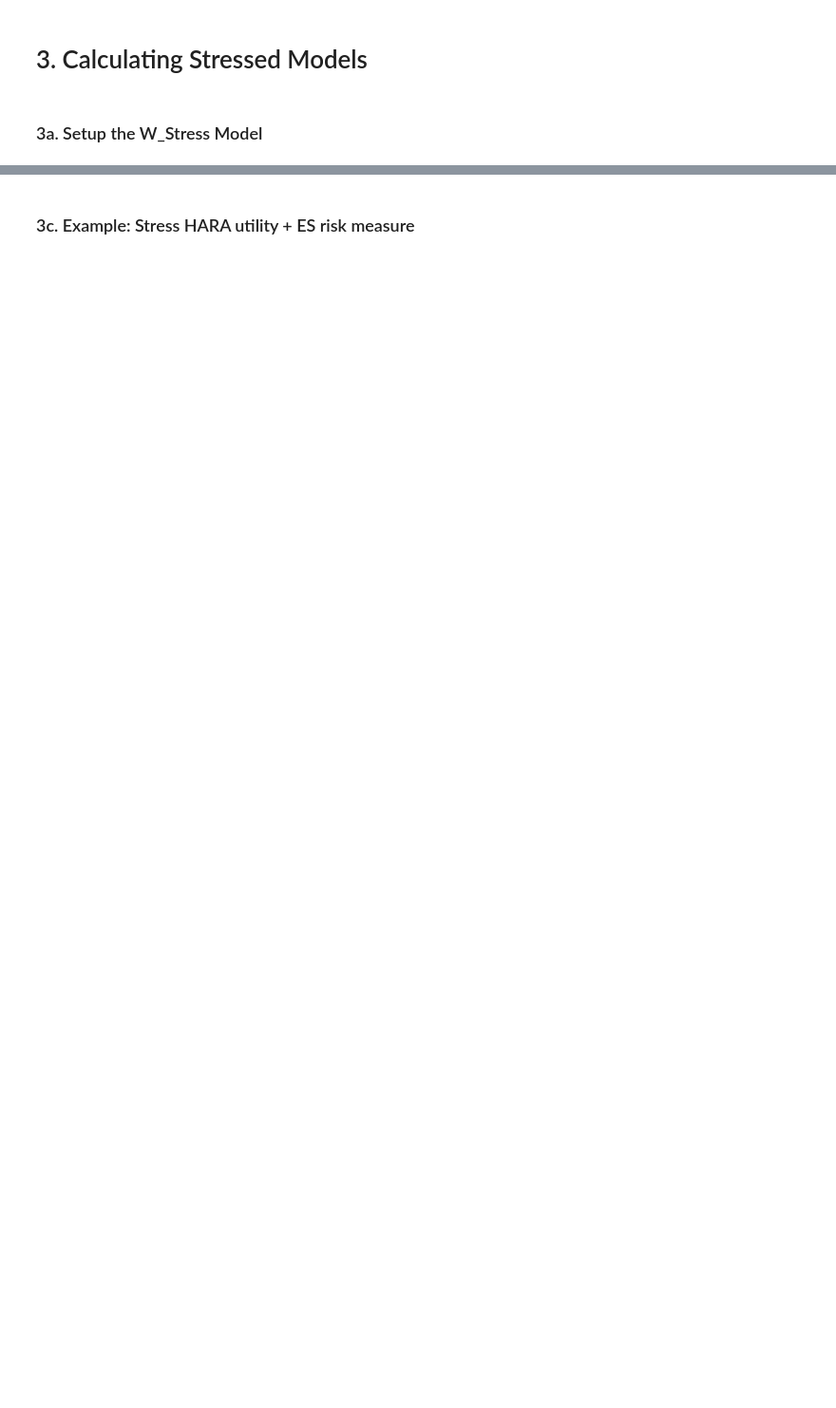
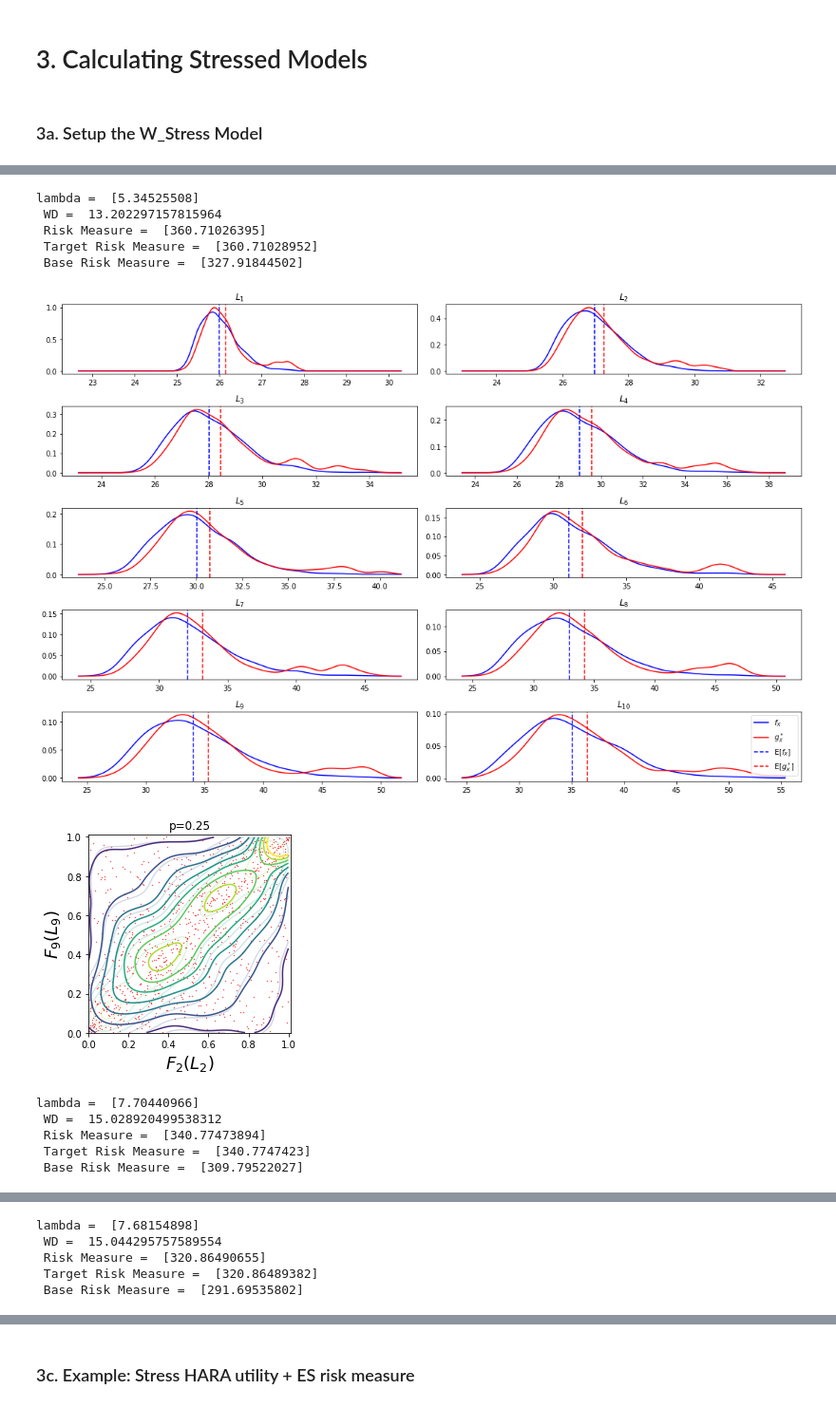
Before and after one commit to spesenti/SWIM-Wasserstein-py, a Jupyter notebook: Data/Example/W_Stress_example.ipynb, the cells around one changed output, grey strips where cells are left out. Shown at 95% size. Saved outputs shown, nothing was run; the diff lists cells and outputs as text; code cells hidden in the pictures; blank space fills up the shorter version.

```diff
--- a/Data/Example/W_Stress_example.ipynb
+++ b/Data/Example/W_Stress_example.ipynb
@@ -184,0 +202,38 @@ lambda =  [3.28912947 0.06927949]
+# %%
+# Run optimization
+for p in p_list:
+    # Set the alpha-beta gamma function
+    alpha_beta_gamma = [lambda u: ((u < beta) * p + (u >= alpha) * (1 - p)) / (p * beta + (1 - p) * (1 - alpha))]
+    StressModel.set_gamma(alpha_beta_gamma)
+
+    # compute the baseline risk-measure of the base model
+    RM_P = StressModel.get_risk_measure_baseline()
+    lam, WD, RM_Q, fig = StressModel.optimise_rm(RM_P * np.array([1.1]), title=f"p={p}")
+
+    # Generate filename
+    filename = folder + f'alpha-beta/data_alpha_{alpha}_beta_{beta}_p_{p}_10'
+    # fig.savefig(filename + '_inv.pdf', format='pdf')
+
+    # Plot density of Li
+    StressModel.plot_xdensity(filename, save=False)
+
+    # Plot copula contours for selected (Li, Lj)
+    StressModel.plot_copula(i, j, filename + f'_copula_L{i}_L{j}.pdf',
+                            save=False, title=f'p={p}')
+
+    # Calculate sensitivity_measures
+    sensitivity_measures.append(StressModel.reverse_sensitivity_measure(lambda x: x, StressModel.data['x']))
+    labels.append(f'p={p}')
+# %% [output]
+lambda =  [5.34525508]
+ WD =  13.202297157815964
+ Risk Measure =  [360.71026395]
+ Target Risk Measure =  [360.71028952]
+ Base Risk Measure =  [327.91844502]
+[figure, added]
+[figure, added]
+lambda =  [7.70440966]
+ WD =  15.028920499538312
+ Risk Measure =  [340.77473894]
+ Target Risk Measure =  [340.7747423]
+ Base Risk Measure =  [309.79522027]
@@ -184,0 +242,5 @@ lambda =  [3.28912947 0.06927949]
+lambda =  [7.68154898]
+ WD =  15.044295757589554
+ Risk Measure =  [320.86490655]
+ Target Risk Measure =  [320.86489382]
+ Base Risk Measure =  [291.69535802]
```
Also changed, not shown: parts of 13 cells of this notebook, 1 other file.
